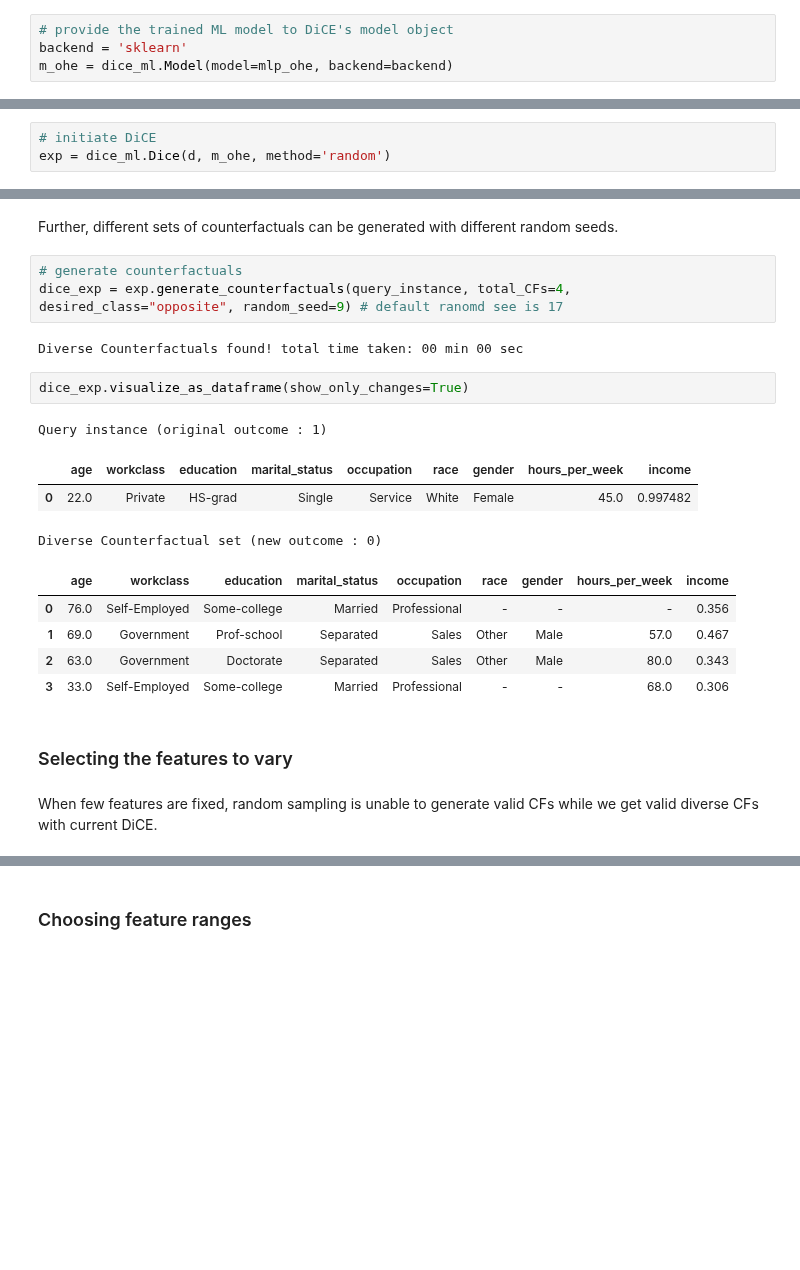
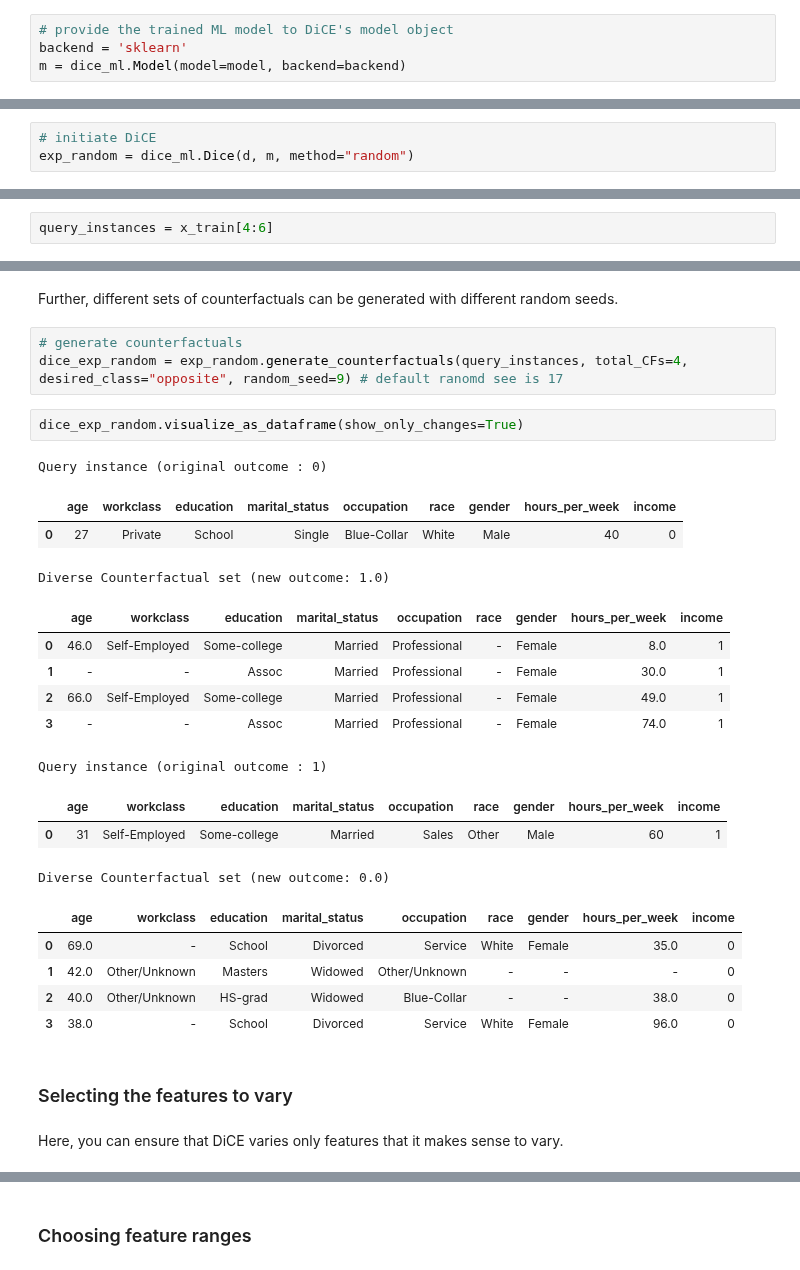
Before and after one commit to interpretml/DiCE, a Jupyter notebook: docs/source/notebooks/DiCE_model_agnostic_CFs.ipynb, the cells around one changed output, grey strips where cells are left out. Saved outputs shown, nothing was run; the diff lists cells and outputs as text; blank space fills up the shorter version.

```diff
--- a/docs/source/notebooks/DiCE_model_agnostic_CFs.ipynb
+++ b/docs/source/notebooks/DiCE_model_agnostic_CFs.ipynb
@@ -60,9 +80,9 @@ MLPClassifier(activation='relu', alpha=0.001, batch_size=32, beta_1=0.9,
 # %%
 # provide the trained ML model to DiCE's model object
 backend = 'sklearn'
-m_ohe = dice_ml.Model(model=mlp_ohe, backend=backend)
+m = dice_ml.Model(model=model, backend=backend)
 # %% [markdown]
 ## Generate diverse counterfactuals
 # %%
 # initiate DiCE
-exp = dice_ml.Dice(d, m_ohe, method='random')
+exp_random = dice_ml.Dice(d, m, method="random")
@@ -79,2 +89,4 @@ query_instance = {'age':22,
+# %%
+query_instances = x_train[4:6]
 # %%
 # generate counterfactuals
@@ -99,24 +114,31 @@ It can be observed that the random sampling method produces less sparse CFs in c
 Further, different sets of counterfactuals can be generated with different random seeds.
 # %%
 # generate counterfactuals
-dice_exp = exp.generate_counterfactuals(query_instance, total_CFs=4, desired_class="opposite", random_seed=9) # default ranomd see is 17
+dice_exp_random = exp_random.generate_counterfactuals(query_instances, total_CFs=4, desired_class="opposite", random_seed=9) # default ranomd see is 17
-# %% [output]
-Diverse Counterfactuals found! total time taken: 00 min 00 sec
 # %%
-dice_exp.visualize_as_dataframe(show_only_changes=True)
+dice_exp_random.visualize_as_dataframe(show_only_changes=True)
 # %% [output]
-Query instance (original outcome : 1)
+Query instance (original outcome : 0)
 |  | age | workclass | education | marital_status | occupation | race | gender | hours_per_week | income |
-| 0 | 22.0 | Private | HS-grad | Single | Service | White | Female | 45.0 | 0.997482 |
+| 0 | 27 | Private | School | Single | Blue-Collar | White | Male | 40 | 0 |
-Diverse Counterfactual set (new outcome : 0)
+Diverse Counterfactual set (new outcome: 1.0)
 |  | age | workclass | education | marital_status | occupation | race | gender | hours_per_week | income |
-| 0 | 76.0 | Self-Employed | Some-college | Married | Professional | - | - | - | 0.356 |
-| 1 | 69.0 | Government | Prof-school | Separated | Sales | Other | Male | 57.0 | 0.467 |
-| 2 | 63.0 | Government | Doctorate | Separated | Sales | Other | Male | 80.0 | 0.343 |
-| 3 | 33.0 | Self-Employed | Some-college | Married | Professional | - | - | 68.0 | 0.306 |
+| 0 | 46.0 | Self-Employed | Some-college | Married | Professional | - | Female | 8.0 | 1 |
+| 1 | - | - | Assoc | Married | Professional | - | Female | 30.0 | 1 |
+| 2 | 66.0 | Self-Employed | Some-college | Married | Professional | - | Female | 49.0 | 1 |
+| 3 | - | - | Assoc | Married | Professional | - | Female | 74.0 | 1 |
+Query instance (original outcome : 1)
+|  | age | workclass | education | marital_status | occupation | race | gender | hours_per_week | income |
+| 0 | 31 | Self-Employed | Some-college | Married | Sales | Other | Male | 60 | 1 |
+Diverse Counterfactual set (new outcome: 0.0)
+|  | age | workclass | education | marital_status | occupation | race | gender | hours_per_week | income |
+| 0 | 69.0 | - | School | Divorced | Service | White | Female | 35.0 | 0 |
+| 1 | 42.0 | Other/Unknown | Masters | Widowed | Other/Unknown | - | - | - | 0 |
+| 2 | 40.0 | Other/Unknown | HS-grad | Widowed | Blue-Collar | - | - | 38.0 | 0 |
+| 3 | 38.0 | - | School | Divorced | Service | White | Female | 96.0 | 0 |
 # %% [markdown]
 ### Selecting the features to vary
-# %% [markdown]
-When few features are fixed, random sampling is unable to generate valid CFs while we get valid diverse CFs with current DiCE.
+# %% [markdown]
+Here, you can ensure that DiCE varies only features that it makes sense to vary.
 # %%
 # generate counterfactuals
```
Also changed, not shown: parts of 41 cells of this notebook, 7 other files.
